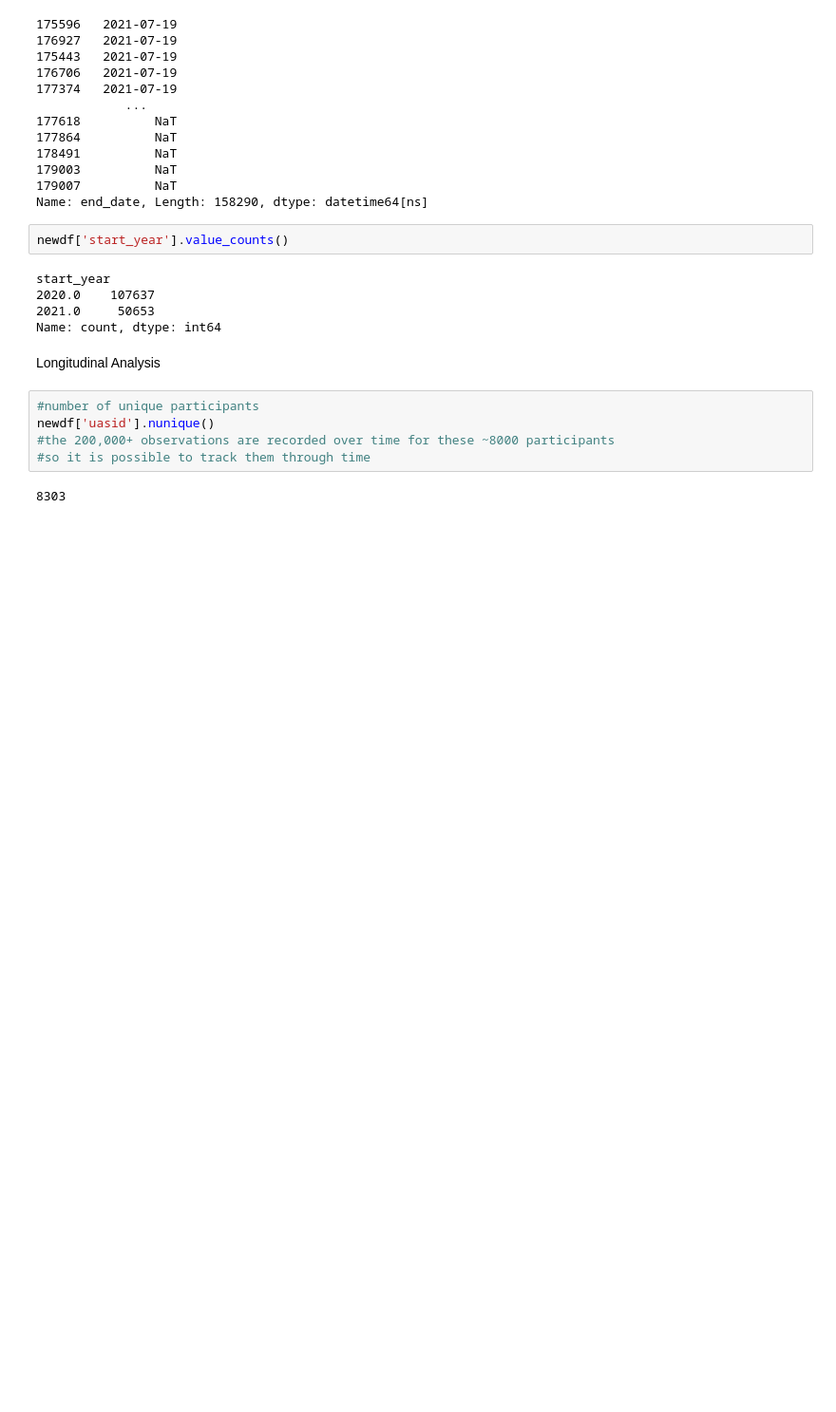
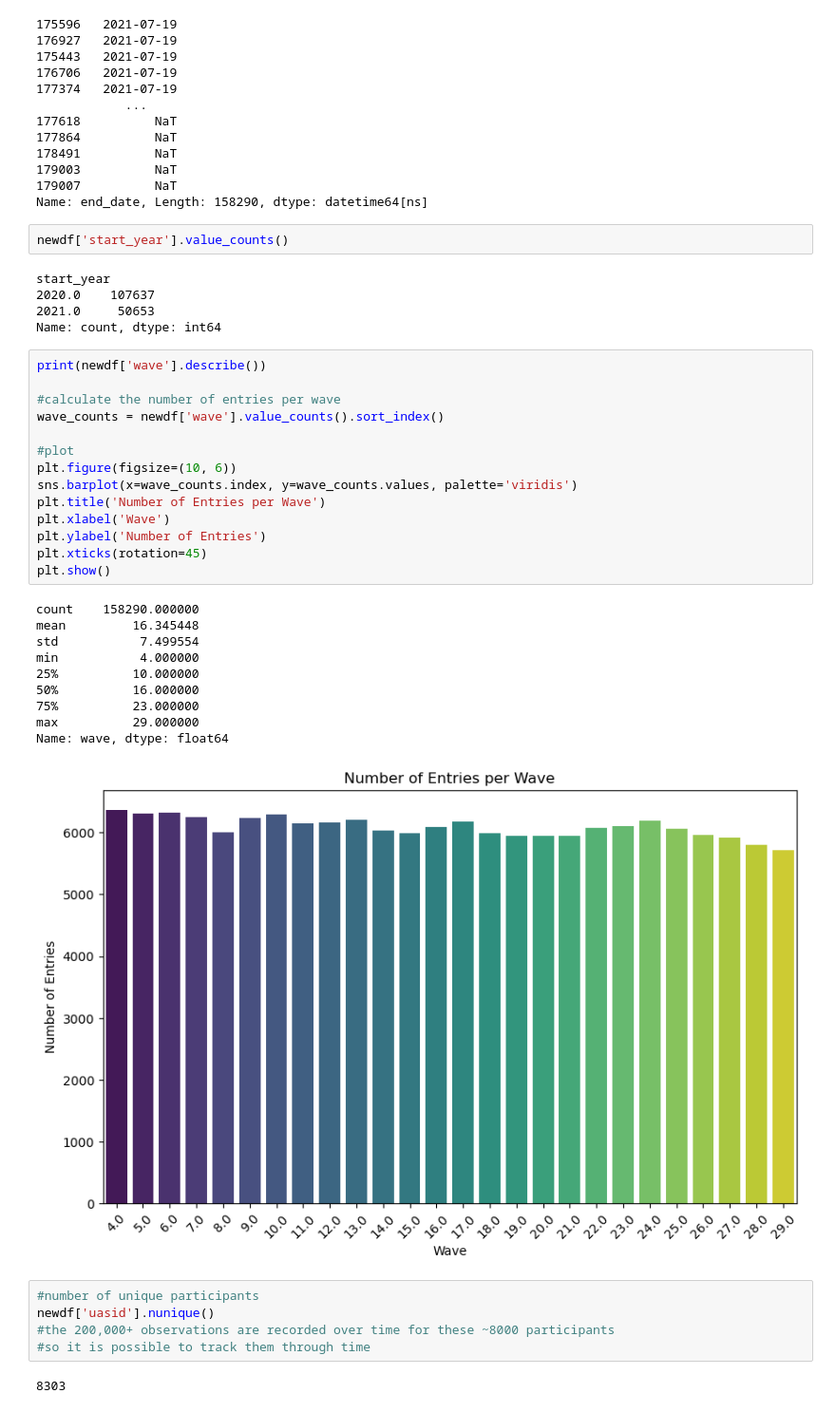
Before and after one commit to aditisudhakar/DSDP-Project-2, a Jupyter notebook: Loneliness.ipynb, the cells around one changed output. Shown: that part at 95% size. Cells and saved outputs as stored; diff of their text form; blank space fills up the shorter version.

```diff
--- a/Loneliness.ipynb
+++ b/Loneliness.ipynb
@@ -453,8 +453,31 @@ start_year
 2020.0    107637
 2021.0     50653
 Name: count, dtype: int64
-# %% [markdown]
-Longitudinal Analysis
+# %%
+print(newdf['wave'].describe())
+
+#calculate the number of entries per wave
+wave_counts = newdf['wave'].value_counts().sort_index()
+
+#plot
+plt.figure(figsize=(10, 6))
+sns.barplot(x=wave_counts.index, y=wave_counts.values, palette='viridis')
+plt.title('Number of Entries per Wave')
+plt.xlabel('Wave')
+plt.ylabel('Number of Entries')
+plt.xticks(rotation=45)
+plt.show()
+# %% [output]
+count    158290.000000
+mean         16.345448
+std           7.499554
+min           4.000000
+25%          10.000000
+50%          16.000000
+75%          23.000000
+max          29.000000
+Name: wave, dtype: float64
+[figure, added]
 # %%
 #number of unique participants
 newdf['uasid'].nunique()
```
